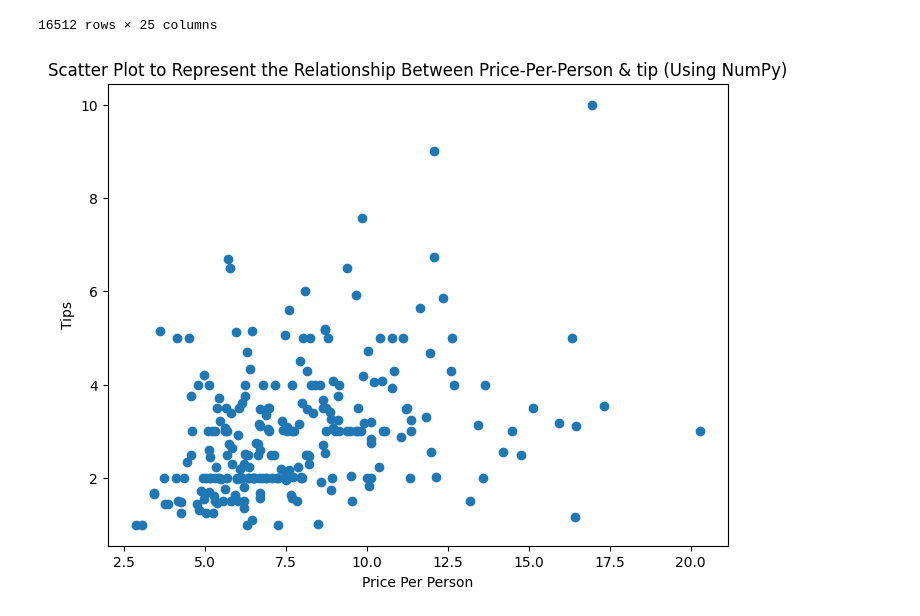
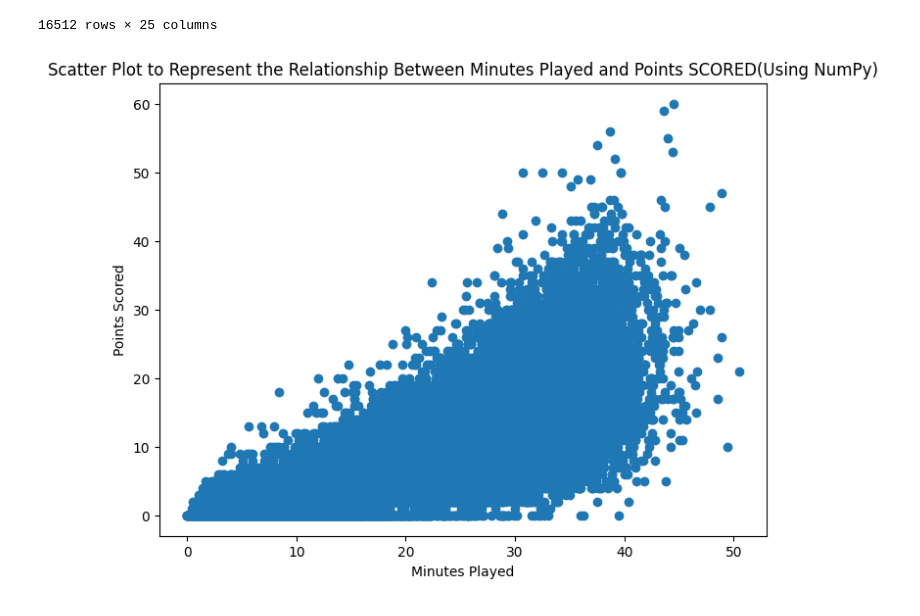
Before and after one commit to IsaacRen8/Isaac-Ren-DataAnalytics, a Jupyter notebook: 02-Data_Manipulation-NumPy_Pandas/03-Matplotlib-Basics.ipynb, the cells around one changed output. Saved outputs shown, nothing was run; the diff lists cells and outputs as text; code cells hidden in the pictures.

```diff
--- a/02-Data_Manipulation-NumPy_Pandas/03-Matplotlib-Basics.ipynb
+++ b/02-Data_Manipulation-NumPy_Pandas/03-Matplotlib-Basics.ipynb
@@ -213,18 +213,18 @@ df
 | 16511 | Eric Gordon | PHI | DET | L | 10.35 | 0 | 4 | 0.000 | 0 | 3 | ... | ... |
 16512 rows × 25 columns
 # %%
-x = df ['']
-y = df ['']
+x = df ['MP']
+y = df ['PTS']
 #Create scatter plot
 plt.figure(figsize=(8, 6))
 plt.scatter(x,y)
 
 #Add labels and title
-plt.xlabel("Price Per Person")
-plt.ylabel("Tips")
-plt.title("Scatter Plot to Represent the Relationship Between Price-Per-Person & tip (Using NumPy)")
+plt.xlabel("Minutes Played")
+plt.ylabel("Points Scored")
+plt.title("Scatter Plot to Represent the Relationship Between Minutes Played and Points SCORED(Using NumPy)")
 
 # Show the plot
 plt.show()
 # %% [output]
-[figure, old version]
+[figure, new version]
```
Also changed, not shown: parts of 2 cells of this notebook.
